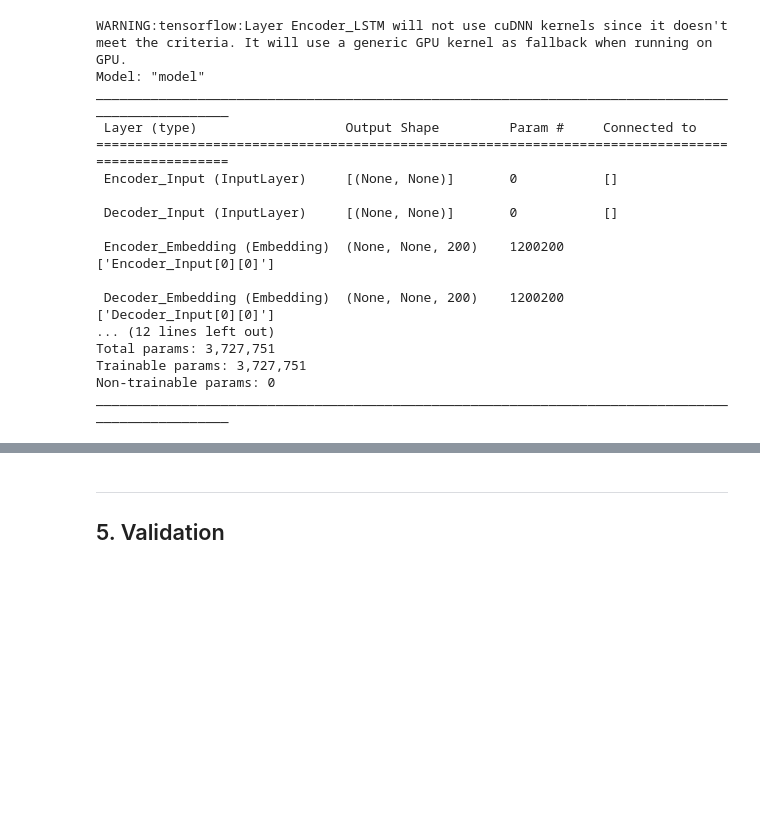
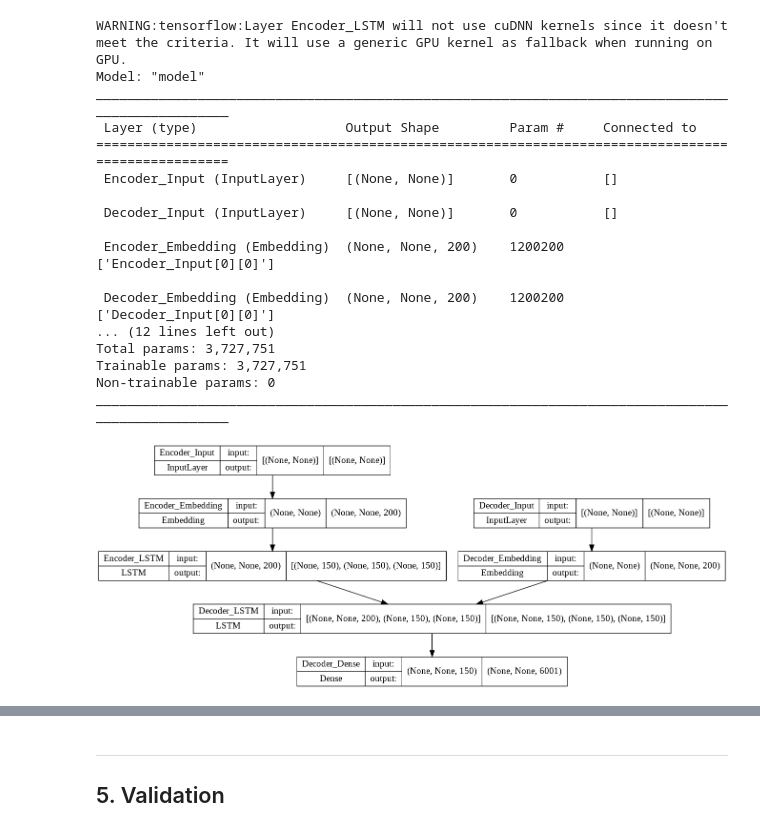
Before and after one commit to benschlup/csck507_team_a, a Jupyter notebook: CSCK507_Team_A_WikiQA_Chatbot_1.ipynb, the cells around one changed output, grey strips where cells are left out. Drawn from its saved outputs; the diff is of its cells as text; code cells hidden in the pictures; blank space fills up the shorter version.

```diff
--- a/CSCK507_Team_A_WikiQA_Chatbot_1.ipynb
+++ b/CSCK507_Team_A_WikiQA_Chatbot_1.ipynb
@@ -293,7 +297,7 @@ output = dec_dense(dec_outputs)
 
 # Compile the model
 model = Model([enc_inputs, dec_inputs], output)
-model.compile(optimizer=RMSprop(), loss='categorical_crossentropy')
+model.compile(optimizer=RMSprop(), loss='categorical_crossentropy', metrics=['accuracy'])
 
 # Summarised printout
 model.summary()
@@ -315,6 +319,12 @@ Total params: 3,727,751
 Trainable params: 3,727,751
 Non-trainable params: 0
 __________________________________________________________________________________________________
+# %%
+# Visualise the training model
+plot_model(model, show_shapes=True, show_layer_names=True, to_file='training_model.png')
+Image('training_model.png')
+# %% [output]
+[figure, added]
 # %%
 # Model training
 
```
Also changed, not shown: parts of 8 cells of this notebook.
